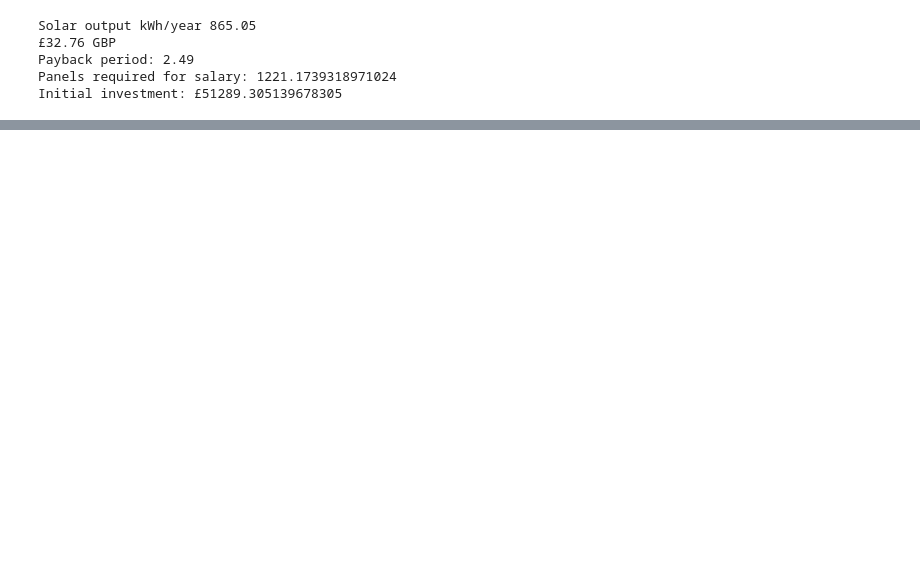
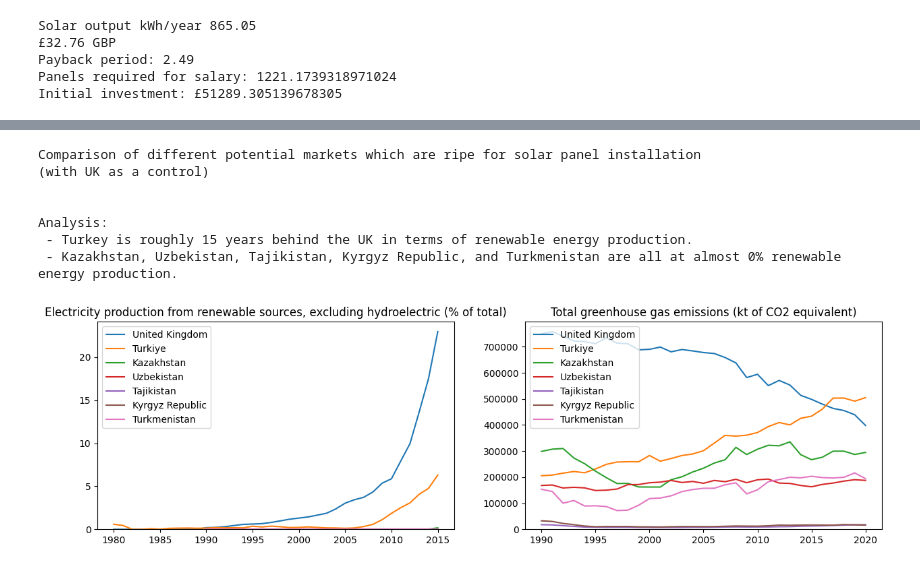
Before and after one commit to tupoiu/international-solar-panel-analysis, a Jupyter notebook: analysis.ipynb, the cells around one changed output, grey strips where cells are left out. Drawn from its saved outputs; the diff is of its cells as text; code cells hidden in the pictures; blank space fills up the shorter version.

```diff
--- a/analysis.ipynb
+++ b/analysis.ipynb
@@ -147,0 +216,42 @@ Initial investment: £51289.305139678305
+# %%
+print("""
+Comparison of different potential markets which are ripe for solar panel installation
+(with UK as a control)
+""")
+
+countries = ["United Kingdom", "Turkiye", "Kazakhstan", "Uzbekistan", "Tajikistan", "Kyrgyz Republic", "Turkmenistan"]
+
+country_dfs = {}
+for country in countries:
+  country_dfs[country] = get_country_df(country)
+  assert len(country_dfs[country]) > 0, f"{country} has no data"
+
+labels = [
+  elec_production_renewable_no_hydro_percent,
+  ghg_emissions,
+]
+
+n = len(labels)
+fig, axes = plt.subplots((n + 1) // 2, 2, squeeze=False, figsize=(15,4*(n // 2)))
+for i in range(n):
+  label = labels[i]
+  ax = axes[i // 2, i % 2]
+  ax.set_title(label)
+  for country, country_df in country_dfs.items():
+    sns.lineplot(ax=ax, x=year_range, y=getDataVector(label, country_df), label=country)
+  ax.set_ylim(0, None)
+
+print("""
+Analysis:
+ - Turkey is roughly 15 years behind the UK in terms of renewable energy production.
+ - Kazakhstan, Uzbekistan, Tajikistan, Kyrgyz Republic, and Turkmenistan are all at almost 0% renewable energy production.
+""")
+# %% [output]
+Comparison of different potential markets which are ripe for solar panel installation
+(with UK as a control)
+
+
+Analysis:
+ - Turkey is roughly 15 years behind the UK in terms of renewable energy production.
+ - Kazakhstan, Uzbekistan, Tajikistan, Kyrgyz Republic, and Turkmenistan are all at almost 0% renewable energy production.
+[figure, added]
```
Also changed, not shown: parts of 13 cells of this notebook, 1 other file.
